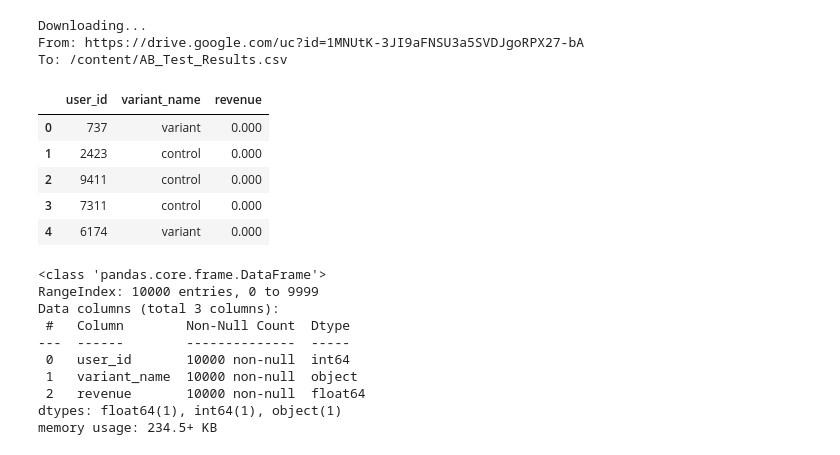
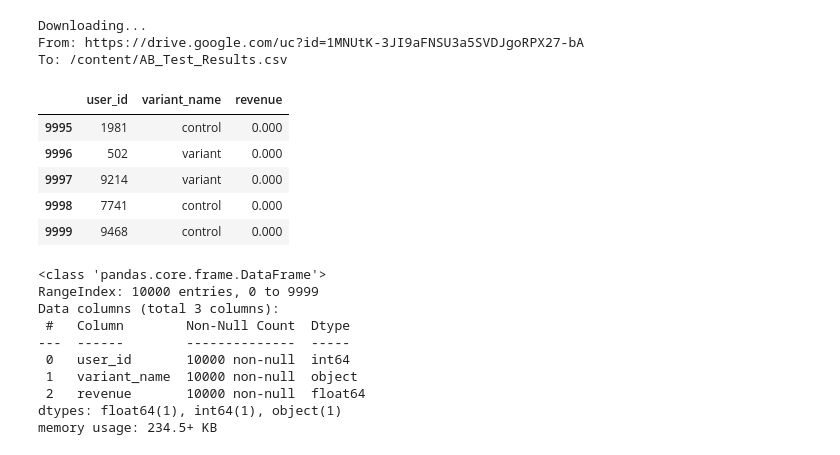
Before and after one commit to arturmermovich/analytics, a Jupyter notebook: a_b_testing_revenue_site_users.ipynb, the cells around one changed output. Cells and saved outputs as stored; diff of their text form; code cells hidden in the pictures.

```diff
--- a/a_b_testing_revenue_site_users.ipynb
+++ b/a_b_testing_revenue_site_users.ipynb
@@ -52,14 +52,14 @@ To: /content/AB_Test_Results.csv
 # %%
 df = pd.read_csv('/content/AB_Test_Results.csv')
 df.columns = df.columns.str.lower()
-df.head()
+df.tail()
 # %% [output]
 |  | user_id | variant_name | revenue |
-| 0 | 737 | variant | 0.000 |
-| 1 | 2423 | control | 0.000 |
-| 2 | 9411 | control | 0.000 |
-| 3 | 7311 | control | 0.000 |
-| 4 | 6174 | variant | 0.000 |
+| 9995 | 1981 | control | 0.000 |
+| 9996 | 502 | variant | 0.000 |
+| 9997 | 9214 | variant | 0.000 |
+| 9998 | 7741 | control | 0.000 |
+| 9999 | 9468 | control | 0.000 |
 # %%
 df.info()
 # %% [output]
```
Also changed, not shown: parts of 12 cells of this notebook.
